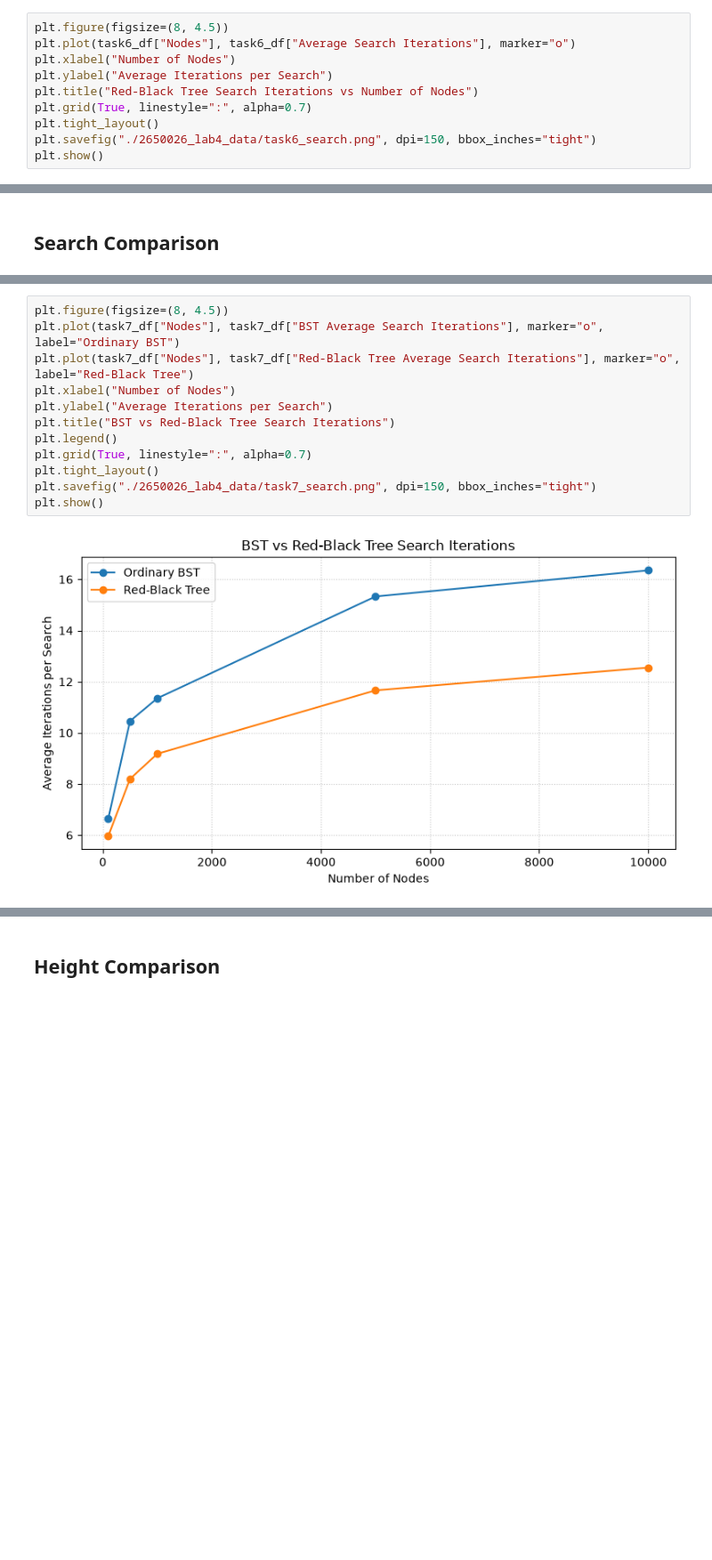
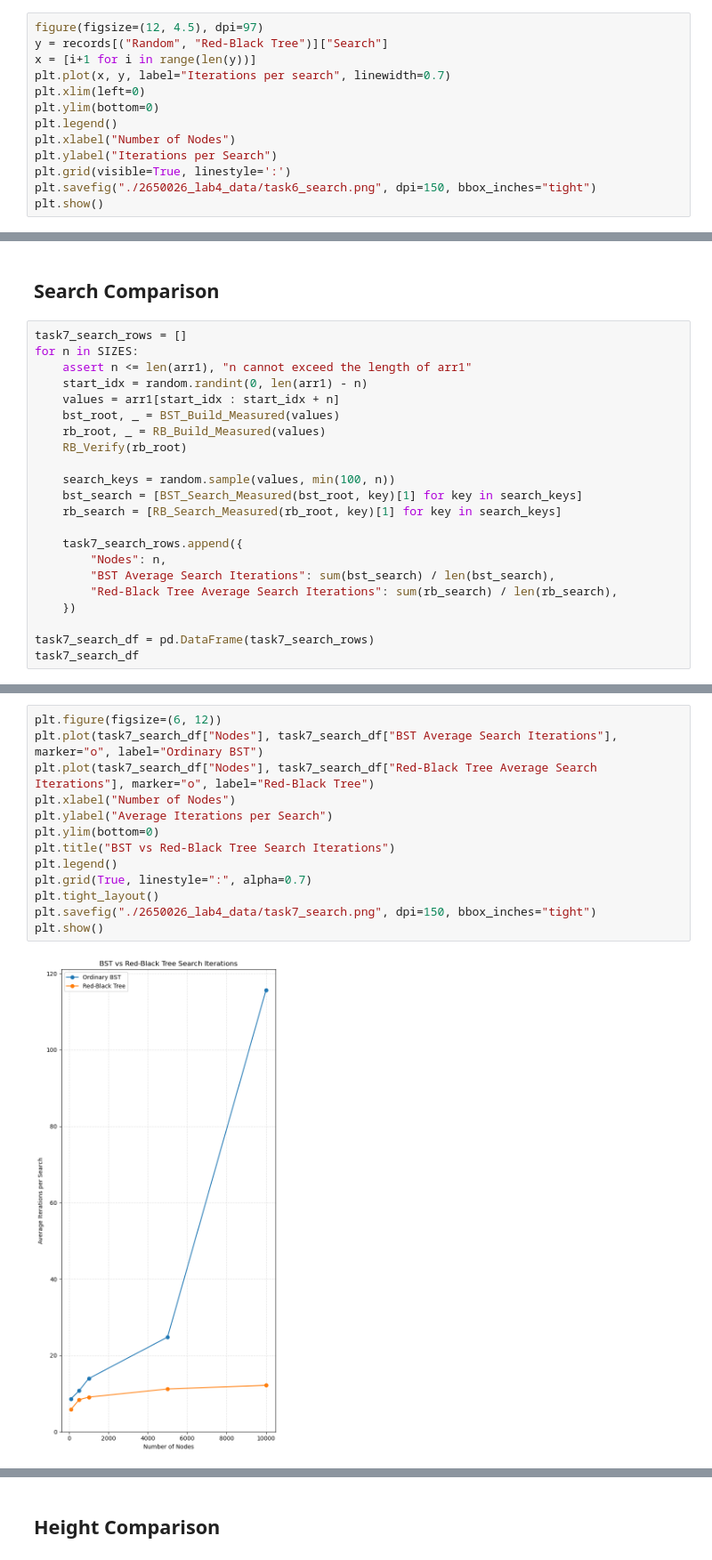
Before and after one commit to c43-sar/2650026_CS69101, a Jupyter notebook: 2650026_lab4.ipynb, the cells around one changed output, grey strips where cells are left out. Shown at 89% size. Saved outputs shown, nothing was run; the diff lists cells and outputs as text; blank space fills up the shorter version.

```diff
--- a/2650026_lab4.ipynb
+++ b/2650026_lab4.ipynb
@@ -795,13 +874,16 @@ plt.show()
 # %% [markdown]
 ## Iterations (Search) v/s Node Count
 # %%
-plt.figure(figsize=(8, 4.5))
-plt.plot(task6_df["Nodes"], task6_df["Average Search Iterations"], marker="o")
+figure(figsize=(12, 4.5), dpi=97)
+y = records[("Random", "Red-Black Tree")]["Search"]
+x = [i+1 for i in range(len(y))]
+plt.plot(x, y, label="Iterations per search", linewidth=0.7)
+plt.xlim(left=0)
+plt.ylim(bottom=0)
+plt.legend()
 plt.xlabel("Number of Nodes")
-plt.ylabel("Average Iterations per Search")
-plt.title("Red-Black Tree Search Iterations vs Number of Nodes")
-plt.grid(True, linestyle=":", alpha=0.7)
-plt.tight_layout()
+plt.ylabel("Iterations per Search")
+plt.grid(visible=True, linestyle=':')
 plt.savefig("./2650026_lab4_data/task6_search.png", dpi=150, bbox_inches="tight")
 plt.show()
 # %% [output]
@@ -1000,2 +1115,24 @@ plt.show()
 # %% [markdown]
 ## Search Comparison
+# %%
+task7_search_rows = []
+for n in SIZES:
+    assert n <= len(arr1), "n cannot exceed the length of arr1"
+    start_idx = random.randint(0, len(arr1) - n)
+    values = arr1[start_idx : start_idx + n]
+    bst_root, _ = BST_Build_Measured(values)
+    rb_root, _ = RB_Build_Measured(values)
+    RB_Verify(rb_root)
+
+    search_keys = random.sample(values, min(100, n))
+    bst_search = [BST_Search_Measured(bst_root, key)[1] for key in search_keys]
+    rb_search = [RB_Search_Measured(rb_root, key)[1] for key in search_keys]
+
+    task7_search_rows.append({
+        "Nodes": n,
+        "BST Average Search Iterations": sum(bst_search) / len(bst_search),
+        "Red-Black Tree Average Search Iterations": sum(rb_search) / len(rb_search),
+    })
+
+task7_search_df = pd.DataFrame(task7_search_rows)
+task7_search_df
@@ -1002,17 +1146,18 @@ plt.show()
 # %%
-plt.figure(figsize=(8, 4.5))
-plt.plot(task7_df["Nodes"], task7_df["BST Average Search Iterations"], marker="o", label="Ordinary BST")
-plt.plot(task7_df["Nodes"], task7_df["Red-Black Tree Average Search Iterations"], marker="o", label="Red-Black Tree")
+plt.figure(figsize=(6, 12))
+plt.plot(task7_search_df["Nodes"], task7_search_df["BST Average Search Iterations"], marker="o", label="Ordinary BST")
+plt.plot(task7_search_df["Nodes"], task7_search_df["Red-Black Tree Average Search Iterations"], marker="o", label="Red-Black Tree")
 plt.xlabel("Number of Nodes")
 plt.ylabel("Average Iterations per Search")
+plt.ylim(bottom=0)
 plt.title("BST vs Red-Black Tree Search Iterations")
 plt.legend()
 plt.grid(True, linestyle=":", alpha=0.7)
 plt.tight_layout()
 plt.savefig("./2650026_lab4_data/task7_search.png", dpi=150, bbox_inches="tight")
 plt.show()
 # %% [output]
-[figure, old version]
+[figure, new version]
 # %% [markdown]
 # Q8
 
```
Also changed, not shown: parts of 28 cells of this notebook.
